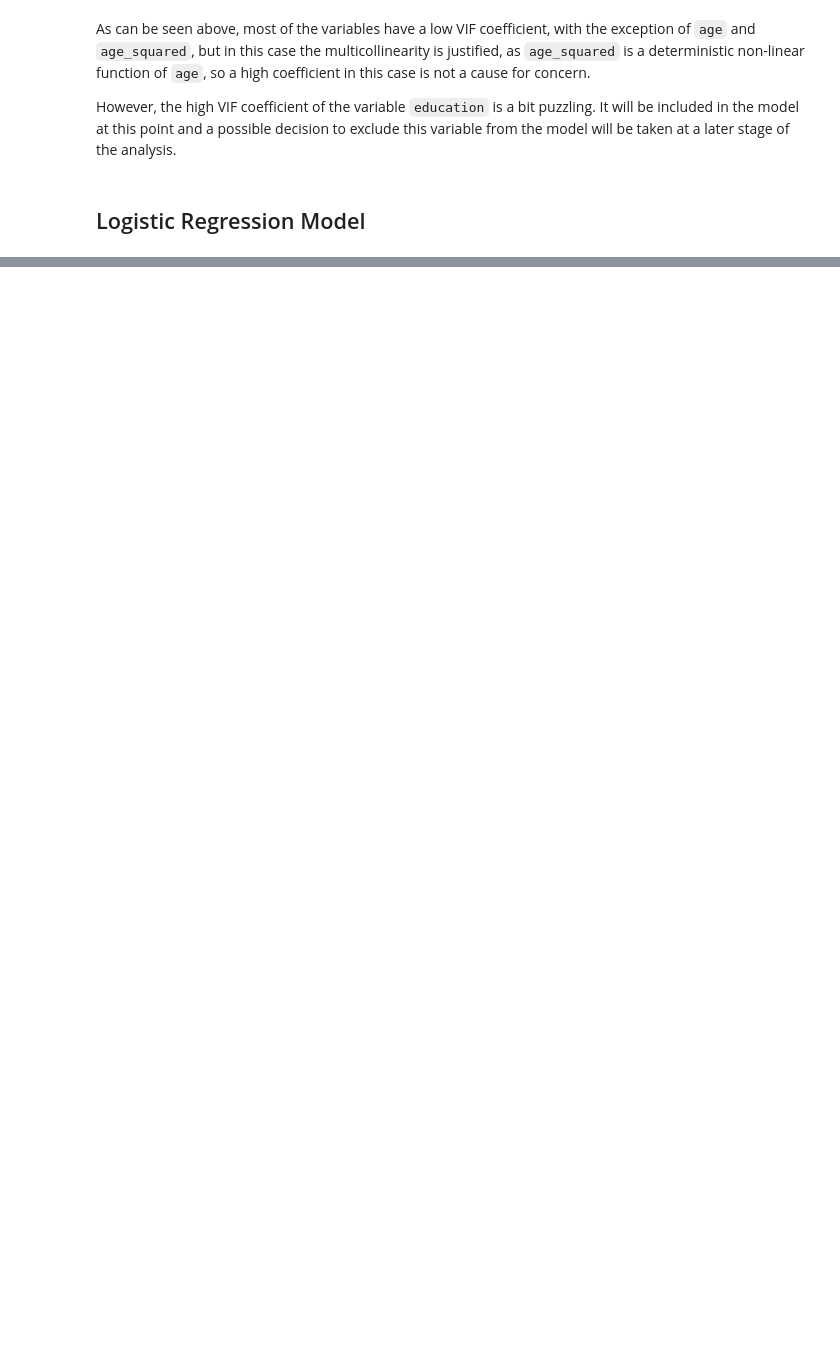
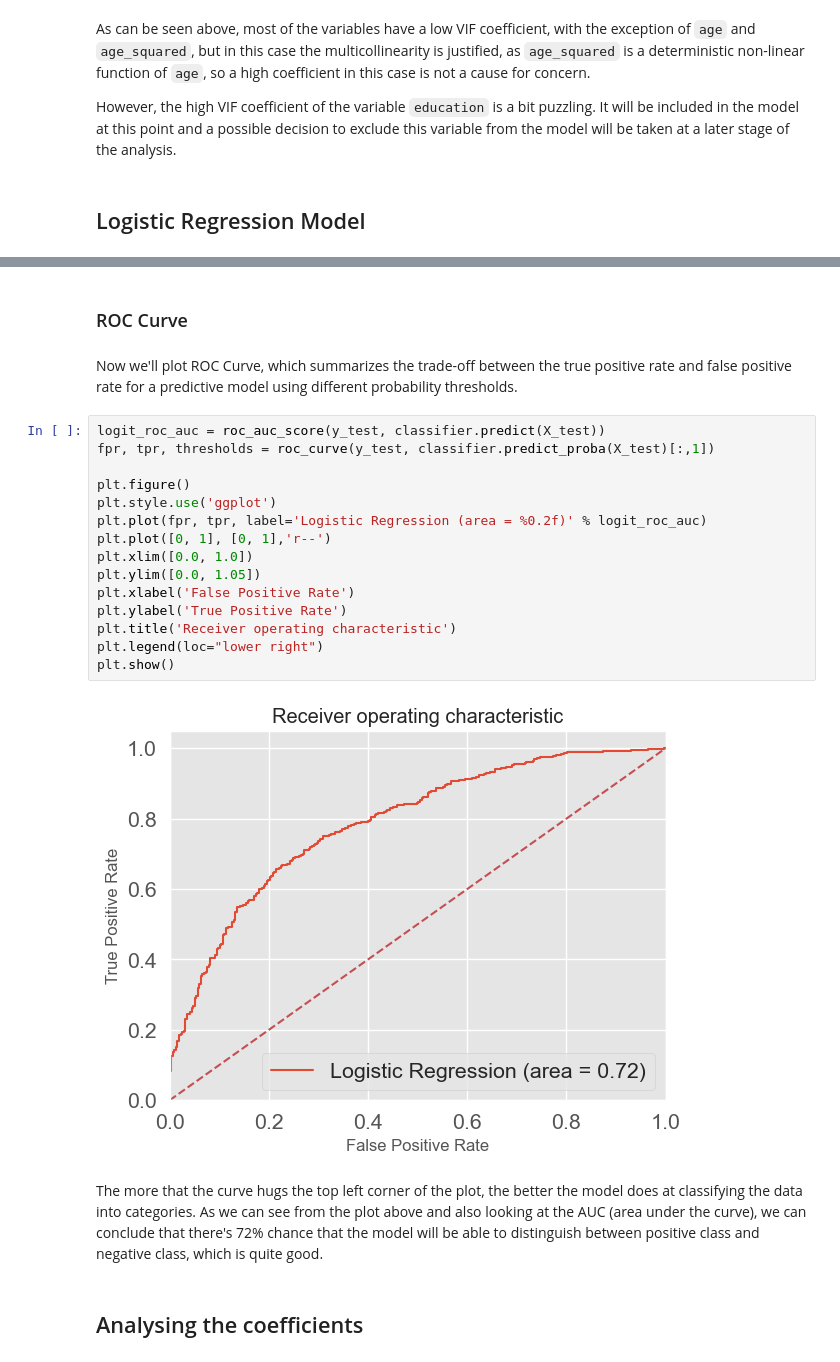
Before and after one commit to nataliagraczyk/bigfive-project, a Jupyter notebook: main.ipynb, the cells around one changed output, grey strips where cells are left out. Drawn from its saved outputs; the diff is of its cells as text; blank space fills up the shorter version.

```diff
--- a/main.ipynb
+++ b/main.ipynb
@@ -655,0 +701,25 @@ training_training in the 12 months prior to the postPIAAC                 1.0170
+# %% [markdown]
+### ROC Curve
+# %% [markdown]
+Now we'll plot ROC Curve, which summarizes the trade-off between the true positive rate and false positive rate for a predictive model using different probability thresholds.
+# %%
+logit_roc_auc = roc_auc_score(y_test, classifier.predict(X_test))
+fpr, tpr, thresholds = roc_curve(y_test, classifier.predict_proba(X_test)[:,1])
+
+plt.figure()
+plt.style.use('ggplot')
+plt.plot(fpr, tpr, label='Logistic Regression (area = %0.2f)' % logit_roc_auc)
+plt.plot([0, 1], [0, 1],'r--')
+plt.xlim([0.0, 1.0])
+plt.ylim([0.0, 1.05])
+plt.xlabel('False Positive Rate')
+plt.ylabel('True Positive Rate')
+plt.title('Receiver operating characteristic')
+plt.legend(loc="lower right")
+plt.show()
+# %% [output]
+[figure, added]
+# %% [markdown]
+The more that the curve hugs the top left corner of the plot, the better the model does at classifying the data into categories. As we can see from the plot above and also looking at the AUC (area under the curve), we can conclude that there's 72% chance that the model will be able to distinguish between positive class and negative class, which is quite good.
+# %% [markdown]
+## Analysing the coefficients
```
Also changed, not shown: parts of 33 cells of this notebook.
